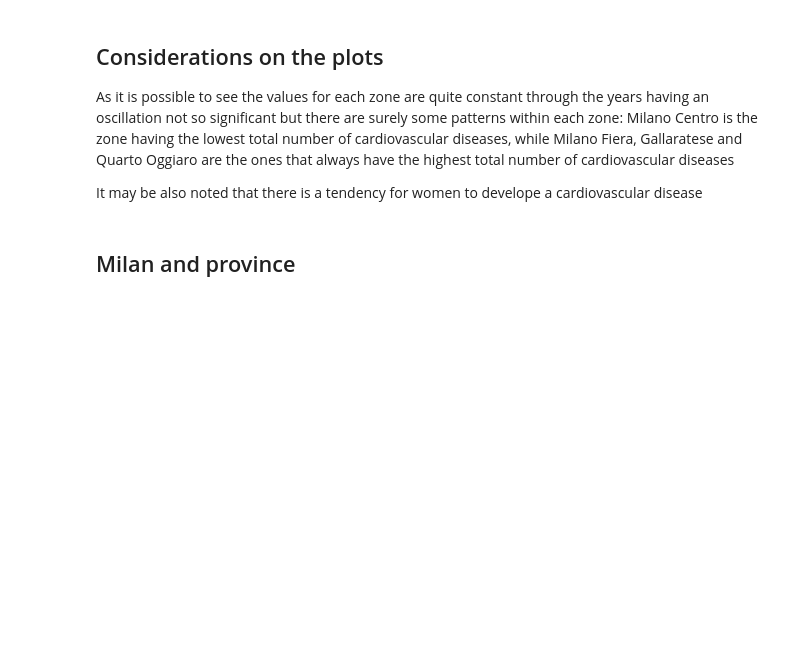
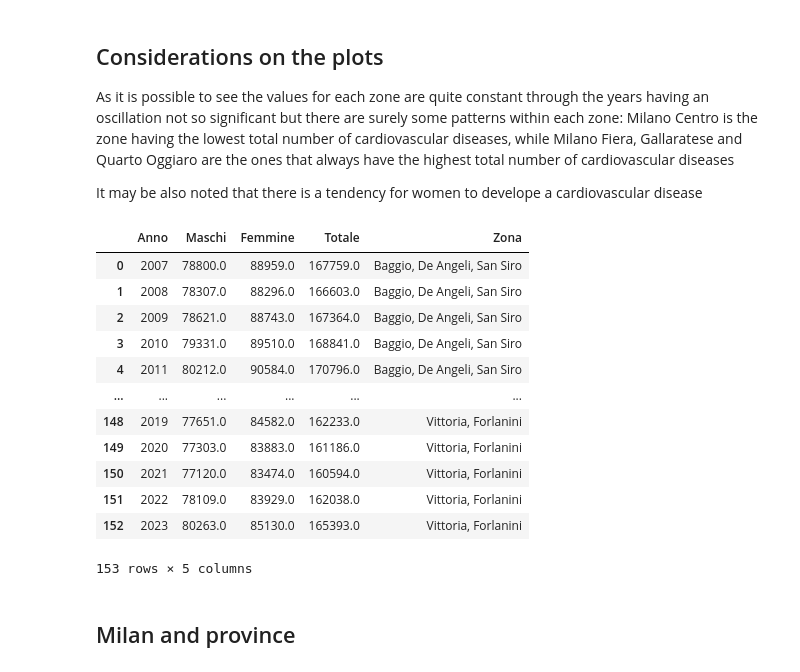
Before and after one commit to LGpolimi/HHE_DSLAB_project_AA2324, a Jupyter notebook: health_data/cardiovascular/Cardiovascular diseases/cardio.ipynb, the cells around one changed output. Cells and saved outputs as stored; diff of their text form; code cells hidden in the pictures; blank space fills up the shorter version.

Commit message:
adding the demographics of the districts within milan

```diff
--- a/health_data/cardiovascular/Cardiovascular diseases/cardio.ipynb
+++ b/health_data/cardiovascular/Cardiovascular diseases/cardio.ipynb
@@ -90,6 +87,24 @@ for zona in milan_cardiovascular['Zona'].unique():
 As it is possible to see the values for each zone are quite constant through the years having an oscillation not so significant but there are surely some patterns within each zone: Milano Centro is the zone having the lowest total number of cardiovascular diseases, while Milano Fiera, Gallaratese and Quarto Oggiaro are the ones that always have the highest total number of cardiovascular diseases
 
 It may be also noted that there is a tendency for women to develope a cardiovascular disease
+# %%
+# importing milan_districts dataset
+milan_districts = pd.read_csv('Milan_districts.csv', sep=',')
+milan_districts
+# %% [output]
+|  | Anno | Maschi | Femmine | Totale | Zona |
+| 0 | 2007 | 78800.0 | 88959.0 | 167759.0 | Baggio, De Angeli, San Siro |
+| 1 | 2008 | 78307.0 | 88296.0 | 166603.0 | Baggio, De Angeli, San Siro |
+| 2 | 2009 | 78621.0 | 88743.0 | 167364.0 | Baggio, De Angeli, San Siro |
+| 3 | 2010 | 79331.0 | 89510.0 | 168841.0 | Baggio, De Angeli, San Siro |
+| 4 | 2011 | 80212.0 | 90584.0 | 170796.0 | Baggio, De Angeli, San Siro |
+| ... | ... | ... | ... | ... | ... |
+| 148 | 2019 | 77651.0 | 84582.0 | 162233.0 | Vittoria, Forlanini |
+| 149 | 2020 | 77303.0 | 83883.0 | 161186.0 | Vittoria, Forlanini |
+| 150 | 2021 | 77120.0 | 83474.0 | 160594.0 | Vittoria, Forlanini |
+| 151 | 2022 | 78109.0 | 83929.0 | 162038.0 | Vittoria, Forlanini |
+| 152 | 2023 | 80263.0 | 85130.0 | 165393.0 | Vittoria, Forlanini |
+153 rows × 5 columns
 # %% [markdown]
 ## Milan and province ##
 # %% [markdown]
```
Also changed, not shown: parts of 4 cells of this notebook, 1 other file.
